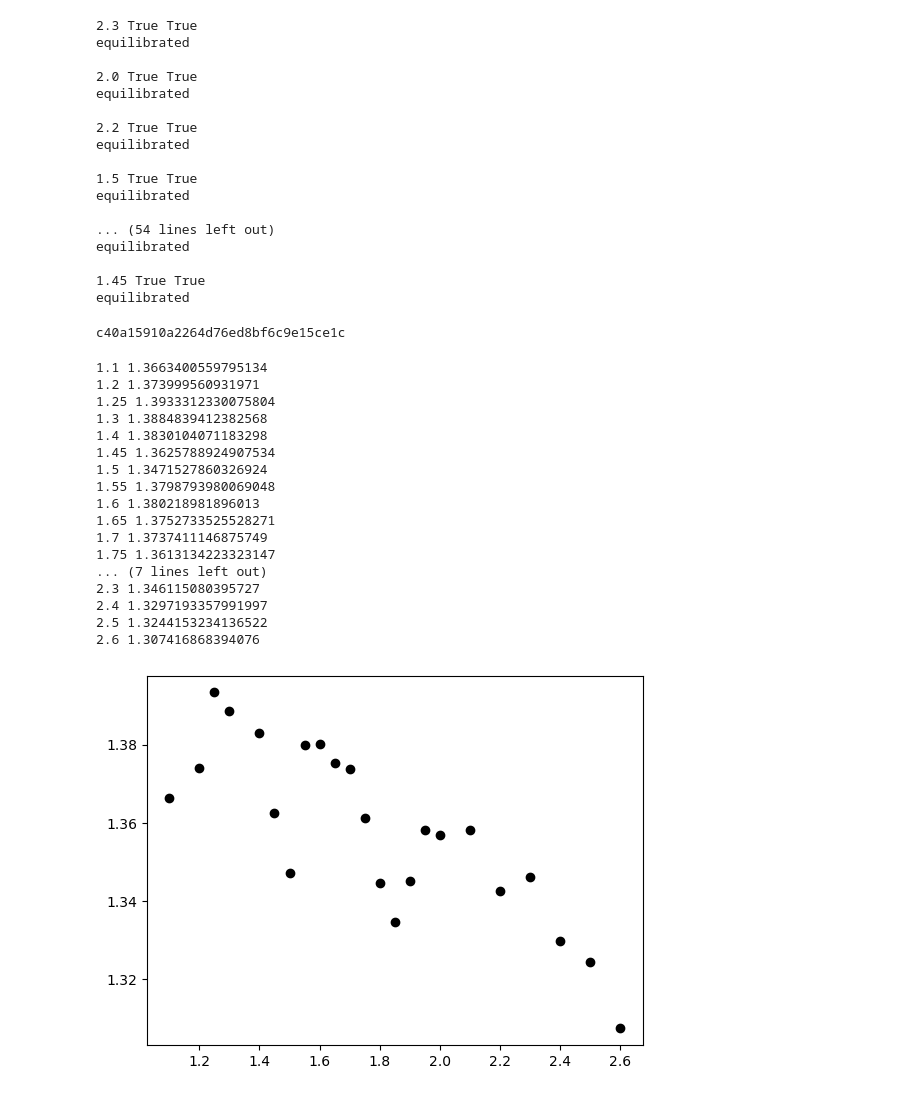
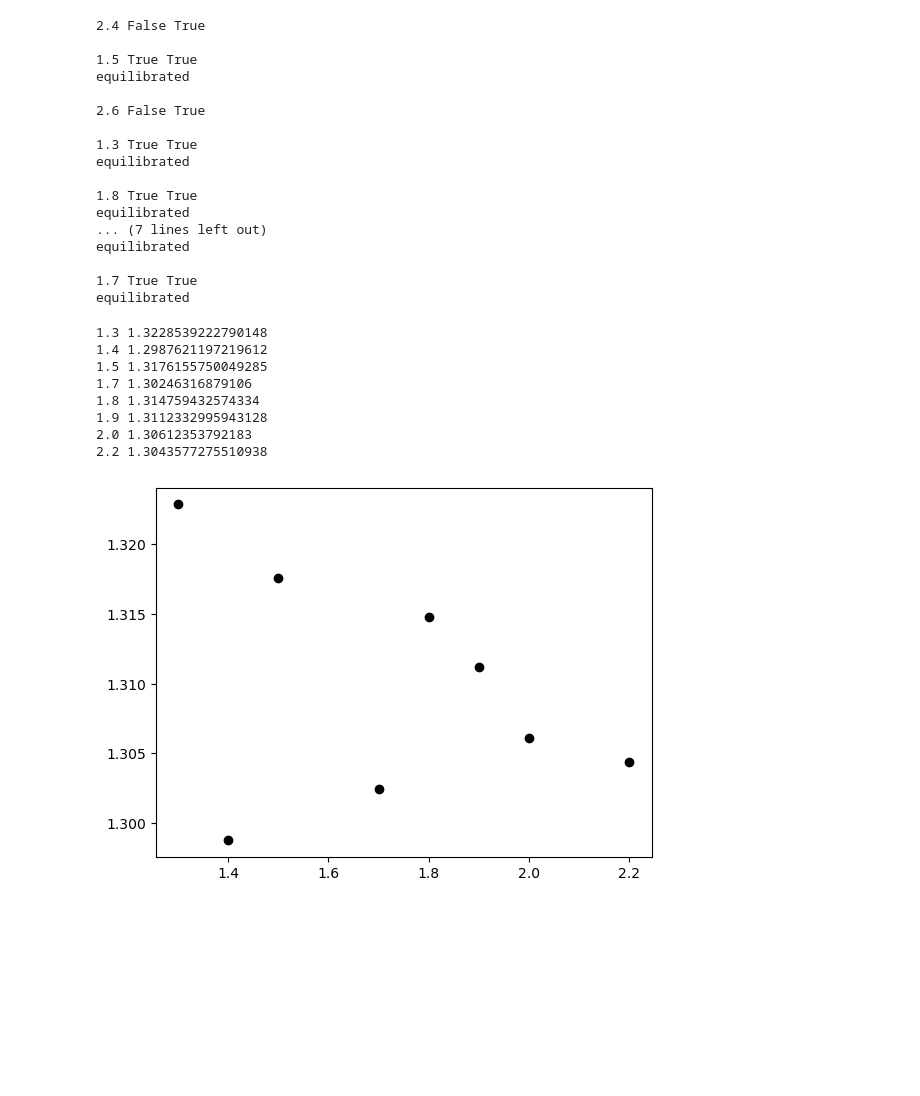
Before and after one commit to chrisjonesBSU/pps-msibi, a Jupyter notebook: notebooks/sampling-tg.ipynb, the cells around one changed output. Cells and saved outputs as stored; diff of their text form; code cells hidden in the pictures; blank space fills up the shorter version.

```diff
--- a/notebooks/sampling-tg.ipynb
+++ b/notebooks/sampling-tg.ipynb
@@ -12,7 +25,14 @@ import os
 project = signac.get_project("../validation/")
 job_filter = {"remove_hydrogens": True, "remove_charges": False, "pressure": 0.0013933}
 # %%
-job_filter = {"remove_hydrogens": True, "remove_charges": False, "pressure": 0.0013933, "doc.n_runs": 2}
+job_filter = {
+    "remove_hydrogens": False,
+    "remove_charges": False,
+    "pressure": 0.0013933,
+    "doc.n_runs": 2,
+    "doc.equilibrated": True,
+    "kT": 1.7
+}
 for job in project.find_jobs(filter=job_filter):
     data = np.genfromtxt(job.fn("log2.txt"), names=True)
     temp = data["mdcomputeThermodynamicQuantitieskinetic_temperature"]
@@ -21,6 +41,8 @@ for job in project.find_jobs(filter=job_filter):
     pe = data["mdcomputeThermodynamicQuantitiespotential_energy"]
     #plt.plot(vol[3600:])
     #plt.plot(temp[3950:])
-    plt.plot(vol[-3000:])
+    plt.plot(vol[-500:], label=job.sp.kT)
     print(job.path, job.sp.kT)
+
+plt.legend()
 # %% [output]
@@ -45,5 +52,5 @@ for job in project.find_jobs(filter=job_filter):
 # %%
-job_filter = {"remove_hydrogens": True, "remove_charges": False, "pressure": 0.0013933, "doc.n_runs": 2}
+job_filter = {"remove_hydrogens": False, "remove_charges": False, "pressure": 0.0013933, "doc.n_runs": 2, "doc.equilibrated": False}
 for job in project.find_jobs(filter=job_filter):
     data = np.genfromtxt(job.fn("log2.txt"), names=True)
     vol = data["mdcomputeThermodynamicQuantitiesvolume"]
@@ -58,26 +65,28 @@ for job in project.find_jobs(filter=job_filter):
         job.doc.equilibrated = True
     print()
 # %% [output]
-2.3 True True
-equilibrated
-
-2.0 True True
-equilibrated
-
-2.2 True True
-equilibrated
+2.4 False True
 
 1.5 True True
 equilibrated
 
-... (54 lines left out)
+2.6 False True
+
+1.3 True True
 equilibrated
 
-1.45 True True
+1.8 True True
 equilibrated
+... (7 lines left out)
+equilibrated
+
+1.7 True True
+equilibrated
 # %%
-job_filter = {"remove_hydrogens": True, "remove_charges": False, "pressure": 0.0013933, "doc.n_runs": 2}
+job_filter = {"remove_hydrogens": False, "remove_charges": False, "pressure": 0.0013933, "doc.n_runs": 2, "doc.equilibrated": True}
 for job in project.find_jobs(filter=job_filter):
+    #if job.doc.volume_sampled:
+    #    continue
     data = np.genfromtxt(job.fn("log2.txt"), names=True)
     vol = data["mdcomputeThermodynamicQuantitiesvolume"]
     #sample_idx = len(vol)//2
@@ -104,36 +113,25 @@ for job in project.find_jobs(filter=job_filter):
     job.doc.avg_density = job.doc.mass_g / job.doc.avg_vol
     job.doc.density_std = job.doc.mass_g / job.doc.vol_std
     job.doc.volume_sampled = True
-# %% [output]
-c40a15910a2264d76ed8bf6c9e15ce1c
 # %%
-job_filter = {"remove_hydrogens": True, "remove_charges": False, "pressure": 0.0013933, "doc.n_runs": 2}
+job_filter = {"remove_hydrogens": False, "remove_charges": False, "pressure": 0.0013933, "doc.n_runs": 2, "doc.equilibrated": True}
 for kT, job in project.find_jobs(filter=job_filter).groupby("kT"):
     job = list(job)[0]
     if job.doc.equilibrated:
         try:
             print(kT, job.doc.avg_density)
             #print(kT, job.path)
             plt.plot(kT, job.doc.avg_density, "ko")
             #plt.vlines(x=1.67, ymin=0.68, ymax=0.72, ls="--", color="red")
         except:
             continue
 # %% [output]
-1.1 1.3663400559795134
-1.2 1.373999560931971
-1.25 1.3933312330075804
-1.3 1.3884839412382568
-1.4 1.3830104071183298
-1.45 1.3625788924907534
-1.5 1.3471527860326924
-1.55 1.3798793980069048
-1.6 1.380218981896013
-1.65 1.3752733525528271
-1.7 1.3737411146875749
-1.75 1.3613134223323147
-... (7 lines left out)
-2.3 1.346115080395727
-2.4 1.3297193357991997
-2.5 1.3244153234136522
-2.6 1.307416868394076
+1.3 1.3228539222790148
+1.4 1.2987621197219612
+1.5 1.3176155750049285
+1.7 1.30246316879106
+1.8 1.314759432574334
+1.9 1.3112332995943128
+2.0 1.30612353792183
+2.2 1.3043577275510938
-[figure, old version]
+[figure, new version]
```
Also changed, not shown: parts of 5 cells of this notebook, 2 other files.
